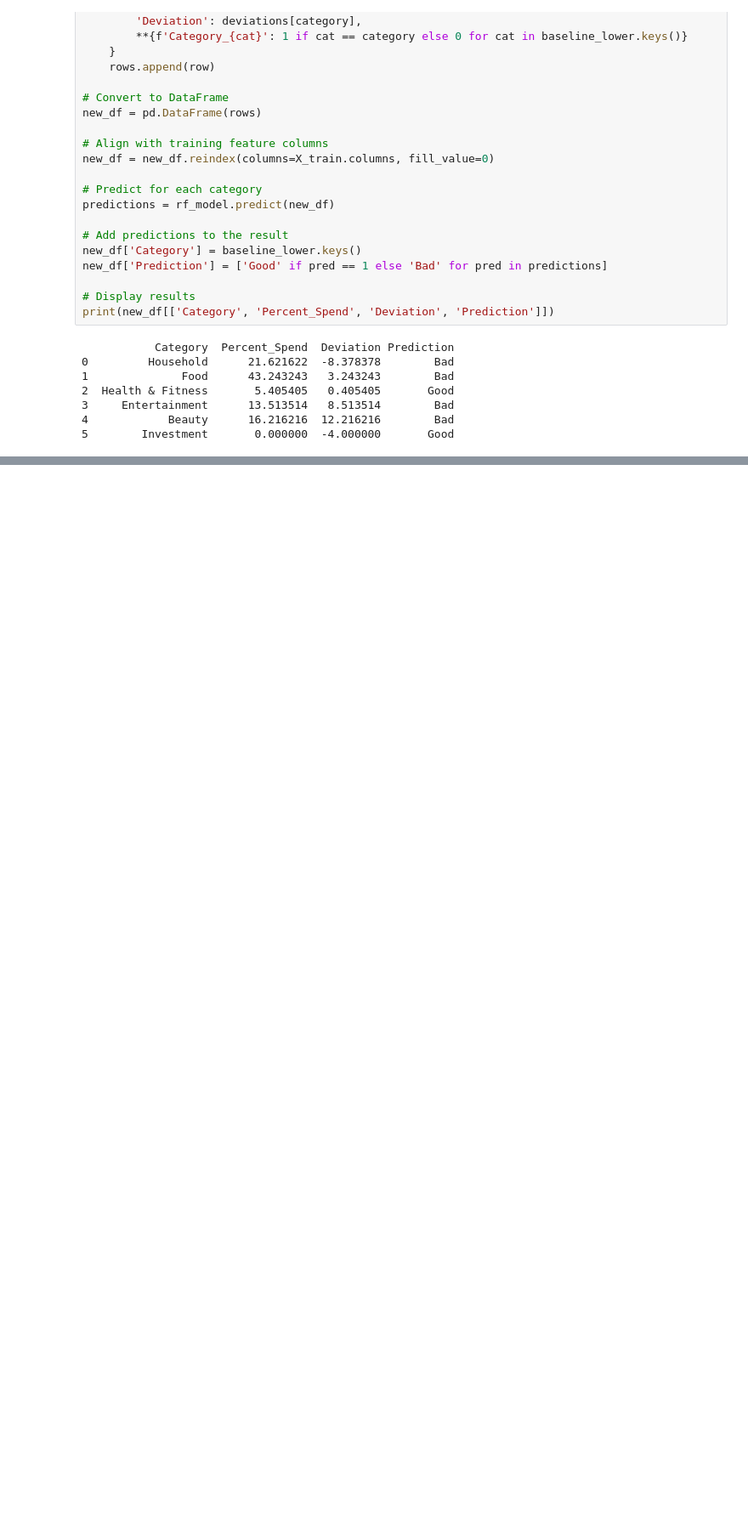
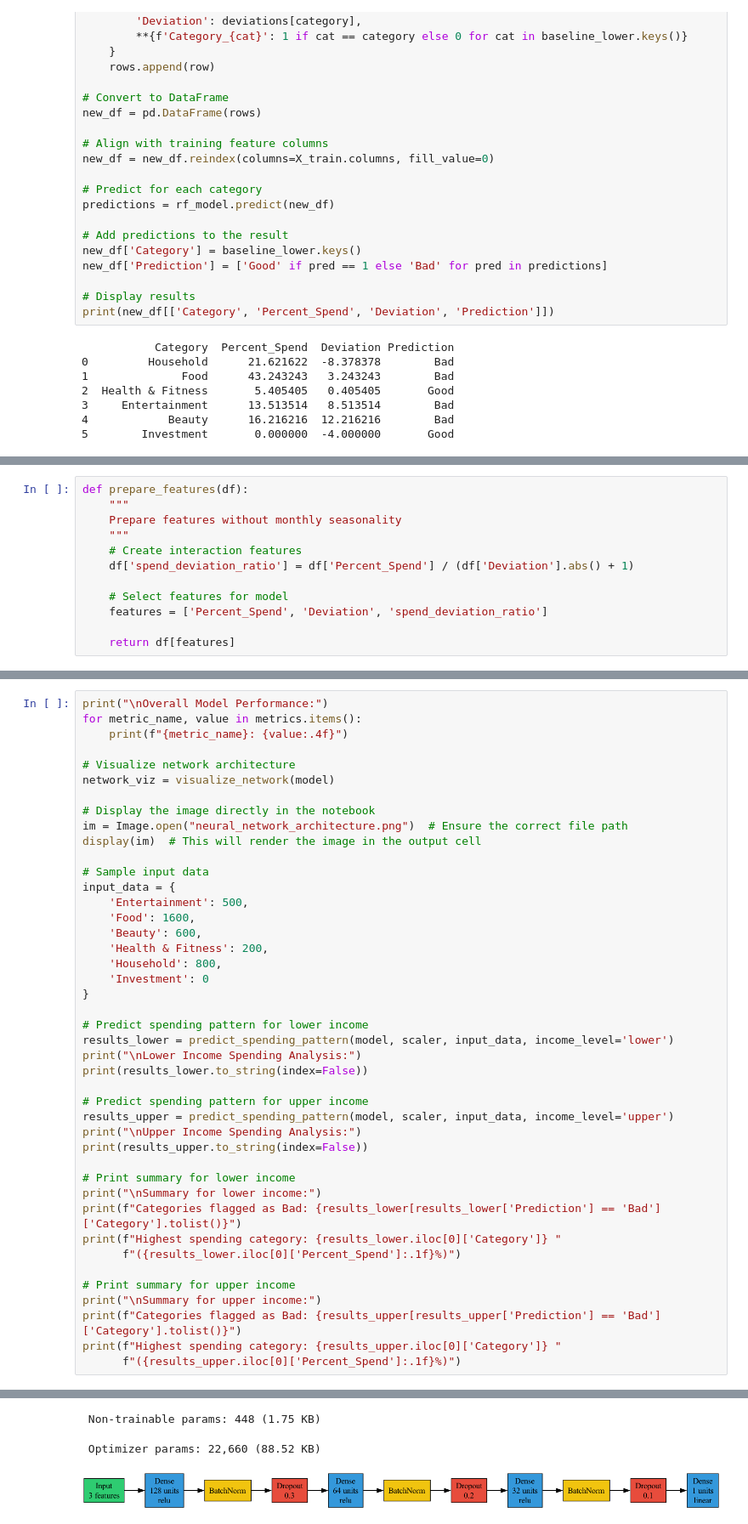
Before and after one commit to Aashu1308/Financial_ML, a Jupyter notebook: working.ipynb, the cells around one changed output, grey strips where cells are left out. Shown at 85% size. Saved outputs shown, nothing was run; the diff lists cells and outputs as text; blank space fills up the shorter version.

```diff
--- a/working.ipynb
+++ b/working.ipynb
@@ -752,0 +935,12 @@ AttributeError: 'super' object has no attribute '__sklearn_tags__'
+# %%
+def prepare_features(df):
+    """
+    Prepare features without monthly seasonality
+    """
+    # Create interaction features
+    df['spend_deviation_ratio'] = df['Percent_Spend'] / (df['Deviation'].abs() + 1)
+
+    # Select features for model
+    features = ['Percent_Spend', 'Deviation', 'spend_deviation_ratio']
+
+    return df[features]
@@ -752,0 +1271,44 @@ AttributeError: 'super' object has no attribute '__sklearn_tags__'
+# %%
+print("\nOverall Model Performance:")
+for metric_name, value in metrics.items():
+    print(f"{metric_name}: {value:.4f}")
+
+# Visualize network architecture
+network_viz = visualize_network(model)
+
+# Display the image directly in the notebook
+im = Image.open("neural_network_architecture.png")  # Ensure the correct file path
+display(im)  # This will render the image in the output cell
+
+# Sample input data
+input_data = {
+    'Entertainment': 500,
+    'Food': 1600,
+    'Beauty': 600,
+    'Health & Fitness': 200,
+    'Household': 800,
+    'Investment': 0
+}
+
+# Predict spending pattern for lower income
+results_lower = predict_spending_pattern(model, scaler, input_data, income_level='lower')
+print("\nLower Income Spending Analysis:")
+print(results_lower.to_string(index=False))
+
+# Predict spending pattern for upper income
+results_upper = predict_spending_pattern(model, scaler, input_data, income_level='upper')
+print("\nUpper Income Spending Analysis:")
+print(results_upper.to_string(index=False))
+
+# Print summary for lower income
+print("\nSummary for lower income:")
+print(f"Categories flagged as Bad: {results_lower[results_lower['Prediction'] == 'Bad']['Category'].tolist()}")
+print(f"Highest spending category: {results_lower.iloc[0]['Category']} "
+      f"({results_lower.iloc[0]['Percent_Spend']:.1f}%)")
+
+# Print summary for upper income
+print("\nSummary for upper income:")
+print(f"Categories flagged as Bad: {results_upper[results_upper['Prediction'] == 'Bad']['Category'].tolist()}")
+print(f"Highest spending category: {results_upper.iloc[0]['Category']} "
+      f"({results_upper.iloc[0]['Percent_Spend']:.1f}%)")
+# %% [output]
@@ -752,0 +1346,3 @@ AttributeError: 'super' object has no attribute '__sklearn_tags__'
+ Non-trainable params: 448 (1.75 KB)
+ Optimizer params: 22,660 (88.52 KB)
+[figure, added]
```
Also changed, not shown: parts of 27 cells of this notebook, 11 other files.
